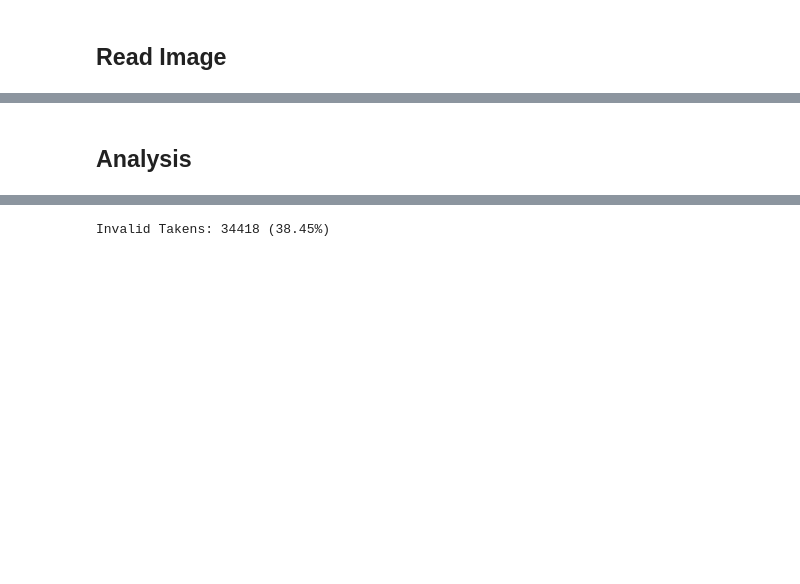
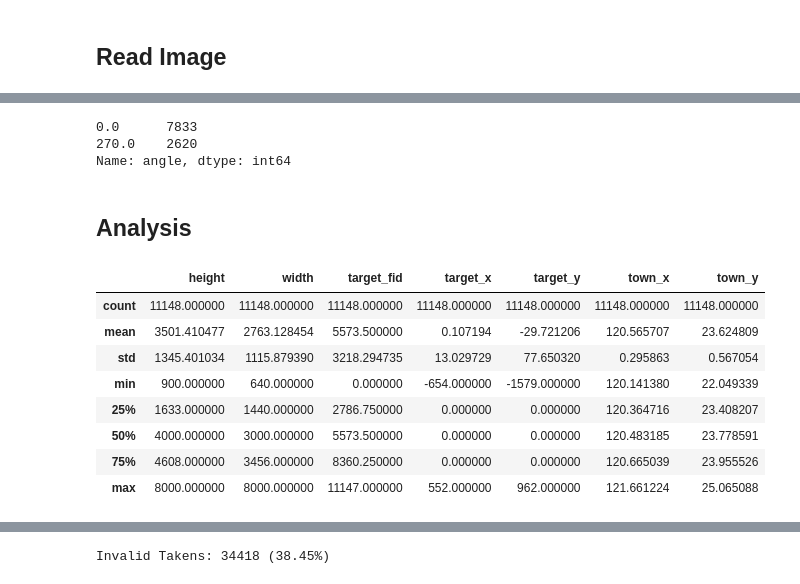
Before and after one commit to siang-chang/aidea-farmland-crops-autumn-personal, a Jupyter notebook: src/analysis.ipynb, the cells around one changed output, grey strips where cells are left out. Drawn from its saved outputs; the diff is of its cells as text; code cells hidden in the pictures; blank space fills up the shorter version.

Commit message:
Add: Image Angle, Fix: Width and Height (+1 squashed commits)
Squashed commits:

[4e65bae] Update: Model

```diff
--- a/src/analysis.ipynb
+++ b/src/analysis.ipynb
@@ -81,0 +67,7 @@ tag_loc_coor.head(3)
+# %%
+public['angle'] = public['angle'].apply(lambda x: {1:0, 3:180, 6:270, 8:90}[x] if x in [1, 3, 6, 8] else x)
+public['angle'].value_counts()
+# %% [output]
+0.0      7833
+270.0    2620
+Name: angle, dtype: int64
@@ -84,3 +82,16 @@ tag_loc_coor.to_csv('../data/train_tag_loc_coor_describe.csv', index=None)
 # %% [markdown]
 ## Analysis
+# %%
+public = pd.read_csv('./data/public_tag_loc_coor_describe.csv')
+public.describe()
+# %% [output]
+|  | height | width | target_fid | target_x | target_y | town_x | town_y |
+| count | 11148.000000 | 11148.000000 | 11148.000000 | 11148.000000 | 11148.000000 | 11148.000000 | 11148.000000 |
+| mean | 3501.410477 | 2763.128454 | 5573.500000 | 0.107194 | -29.721206 | 120.565707 | 23.624809 |
+| std | 1345.401034 | 1115.879390 | 3218.294735 | 13.029729 | 77.650320 | 0.295863 | 0.567054 |
+| min | 900.000000 | 640.000000 | 0.000000 | -654.000000 | -1579.000000 | 120.141380 | 22.049339 |
+| 25% | 1633.000000 | 1440.000000 | 2786.750000 | 0.000000 | 0.000000 | 120.364716 | 23.408207 |
+| 50% | 4000.000000 | 3000.000000 | 5573.500000 | 0.000000 | 0.000000 | 120.483185 | 23.778591 |
+| 75% | 4608.000000 | 3456.000000 | 8360.250000 | 0.000000 | 0.000000 | 120.665039 | 23.955526 |
+| max | 8000.000000 | 8000.000000 | 11147.000000 | 552.000000 | 962.000000 | 121.661224 | 25.065088 |
 # %%
```
Also changed, not shown: parts of 20 cells of this notebook, 11 other files.
